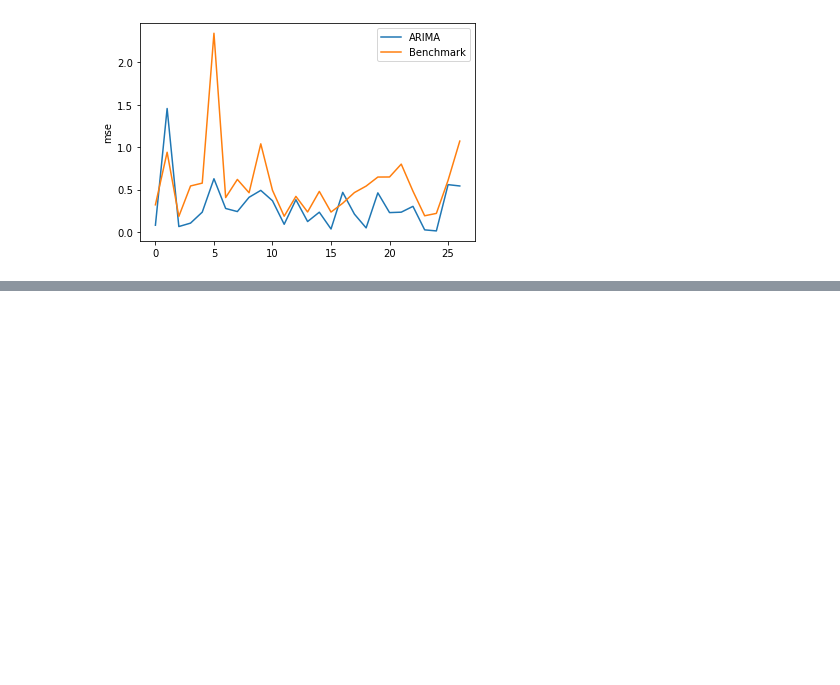
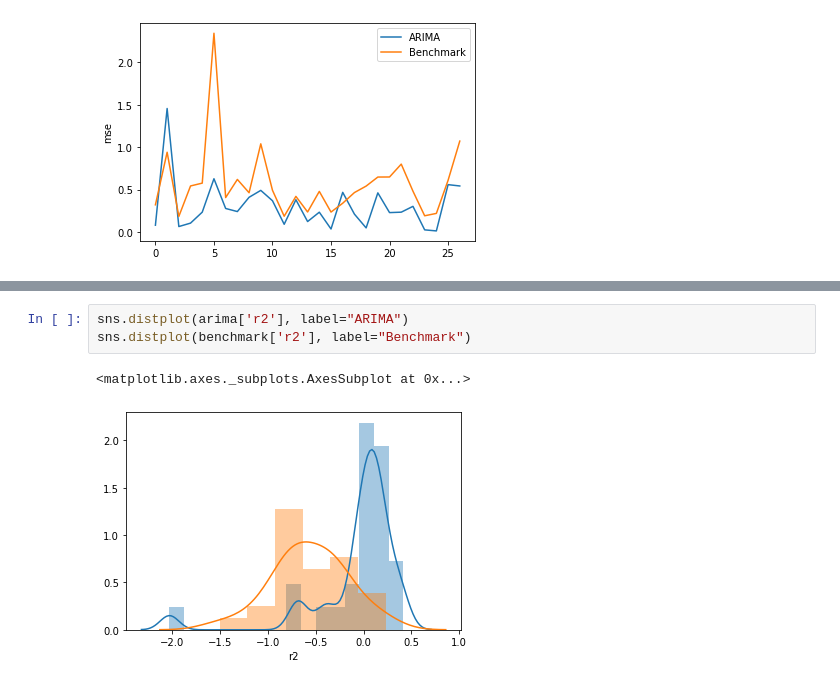
Before and after one commit to susymaijer/DMT, a Jupyter notebook: Benchmark.ipynb, the cells around one changed output, grey strips where cells are left out. Cells and saved outputs as stored; diff of their text form; blank space fills up the shorter version.

```diff
--- a/Benchmark.ipynb
+++ b/Benchmark.ipynb
@@ -66,0 +71,6 @@ sns.distplot(benchmark)
+# %%
+sns.distplot(arima['r2'], label="ARIMA")
+sns.distplot(benchmark['r2'], label="Benchmark")
+# %% [output]
+<matplotlib.axes._subplots.AxesSubplot at 0x...>
+[figure, added]
```
Also changed, not shown: parts of 5 cells of this notebook, 2 other files.
